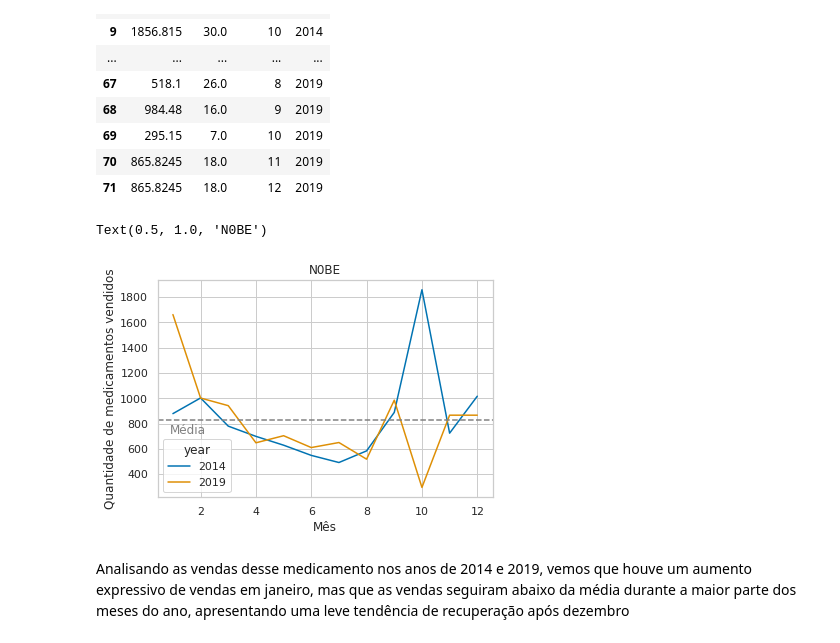
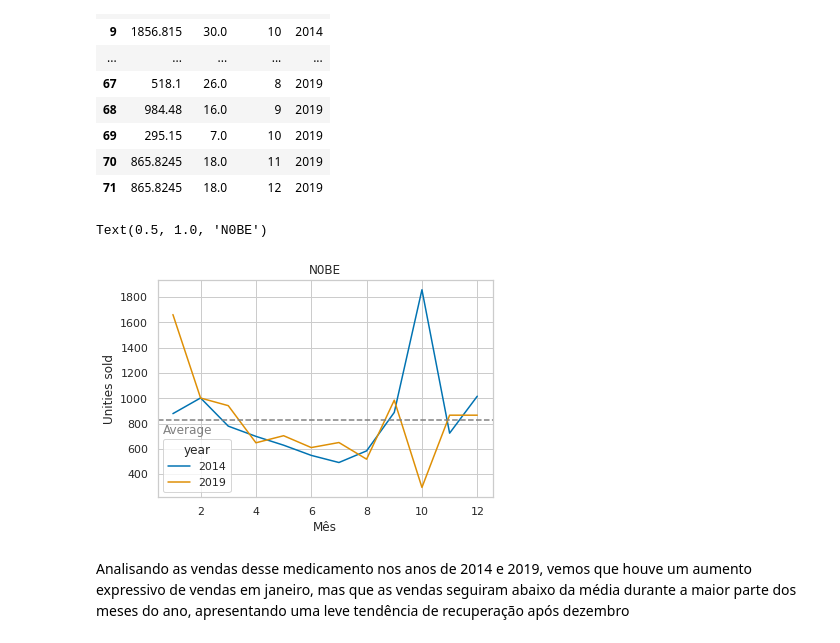
Before and after one commit to ailafelixa/EDA-Pharmaceutical-Sales, a Jupyter notebook: pharma-sales-analysis.ipynb, the cells around one changed output. Cells and saved outputs as stored; diff of their text form; code cells hidden in the pictures.

```diff
--- a/pharma-sales-analysis.ipynb
+++ b/pharma-sales-analysis.ipynb
@@ -608,16 +608,16 @@ df_2yb
 # %%
 #Abaixo analisaremos a classe de fármacos mais vendida ao longo dos meses, a N02BE
 yx1 = sns.lineplot(x='month', y='N02BE', data=df_2yb, hue='year', palette='colorblind')
 #plt.text(0.09, 0.6, df_2yb.columns[0], horizontalalignment='center',
      #verticalalignment='center', transform=yx1.transAxes, color='#0077C0')
-yx1.set(xlabel='Mês', ylabel='Quantidade de medicamentos vendidos')
+yx1.set(xlabel='Mês', ylabel='Unities sold')
 plt.axhline(df_2yb.N02BE.mean(),xmin=0, xmax=1, color='grey', **{'ls':'--'})
-plt.text(0.09, 0.31, 'Média', horizontalalignment='center',
+plt.text(0.09, 0.31, 'Average', horizontalalignment='center',
      verticalalignment='center', transform=yx1.transAxes, color='grey')
 plt.title('N0BE')
 # %% [output]
 Text(0.5, 1.0, 'N0BE')
-[figure, old version]
+[figure, new version]
 # %% [markdown]
 Analisando as vendas desse medicamento nos anos de 2014 e 2019, vemos que houve um aumento expressivo de vendas em janeiro, mas que as vendas seguiram abaixo da média durante a maior parte dos meses do ano, apresentando uma leve tendência de recuperação após dezembro
 # %%
```
Also changed, not shown: parts of 7 cells of this notebook.
